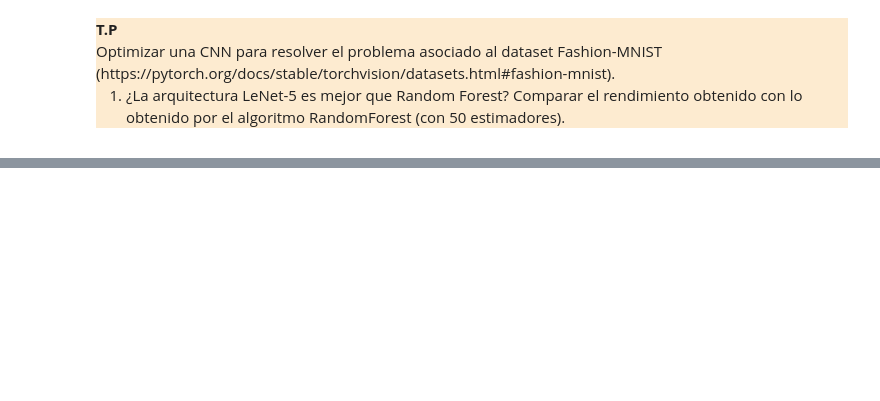
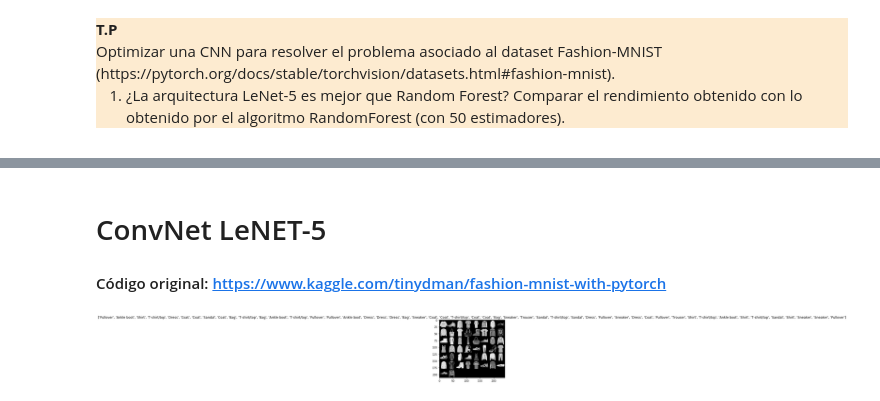
Before and after one commit to iadr/INFO267-ID, a Jupyter notebook: unidad4-CNN/INFO267-Unidad_4-TP1c.ipynb, the cells around one changed output, grey strips where cells are left out. Drawn from its saved outputs; the diff is of its cells as text; code cells hidden in the pictures; blank space fills up the shorter version.

```diff
--- a/unidad4-CNN/INFO267-Unidad_4-TP1c.ipynb
+++ b/unidad4-CNN/INFO267-Unidad_4-TP1c.ipynb
@@ -258,7 +258,7 @@ correct = 0
 total = 0
 with torch.no_grad():
         images, labels = imagesFromBatches(testloader,BatchSize)
-        outputs = net(images)
+        outputs = net1(images)
         _, predicted = torch.max(outputs.data, 1)
         total += labels.size(0)
         correct += (predicted == labels).sum().item()
@@ -283,7 +283,7 @@ total = 0
 with torch.no_grad():
     for data in testloader:
         images, labels = data
-        outputs = net(images)
+        outputs = net1(images)
         _, predicted = torch.max(outputs.data, 1)
         total += labels.size(0)
         correct += (predicted == labels).sum().item()
@@ -300,7 +300,7 @@ class_total = list(0. for i in range(10))
 with torch.no_grad():
     for data in testloader:
         images, labels = data
-        outputs = net(images)
+        outputs = net1(images)
         _, predicted = torch.max(outputs, 1)
         c = (predicted == labels).squeeze()
         for i in range(4):
@@ -431,0 +407,3 @@ test_loader=torch.utils.data.DataLoader(dataset=testSet,batch_size=10,shuffle=Fa
+# %% [markdown]
+# ConvNet LeNET-5
+#### Código original: https://www.kaggle.com/tinydman/fashion-mnist-with-pytorch
@@ -432 +467,31 @@ test_loader=torch.utils.data.DataLoader(dataset=testSet,batch_size=10,shuffle=Fa
+# %%
+My_transform = transforms.Compose([
+    transforms.ToTensor(),# default : range [0, 255] -> [0.0,1.0]
+])
+Train_data = MyDataset(trainSet, transform=My_transform)
+Test_data = MyDataset(testSet, transform=My_transform)
+
+Train_dataloader = DataLoader(dataset=Train_data,
+                              batch_size = BATCH_SIZE,
+                              shuffle=False
+                              )
+Test_dataloader = DataLoader(dataset=Test_data,
+                              batch_size = BATCH_SIZE,
+                              shuffle=False
+                              )
+# %%
+data_iter = iter(Train_dataloader)# at this time I set batch_size = 4
+label , img = next(data_iter)
+
+def imshow(img, title):
+    img = torchvision.utils.make_grid(img)/255
+    img = img.numpy().transpose([1, 2, 0])
+    plt.imshow(img)
+    if title is not None:
+        plt.title(title)
+
+imshow(img, [CLASS_CLOTHING[x] for x in label.numpy().tolist()])
+plt.show()
+# %% [output]
+[figure, added]
 # %%
```
Also changed, not shown: parts of 28 cells of this notebook, 2 other files.
